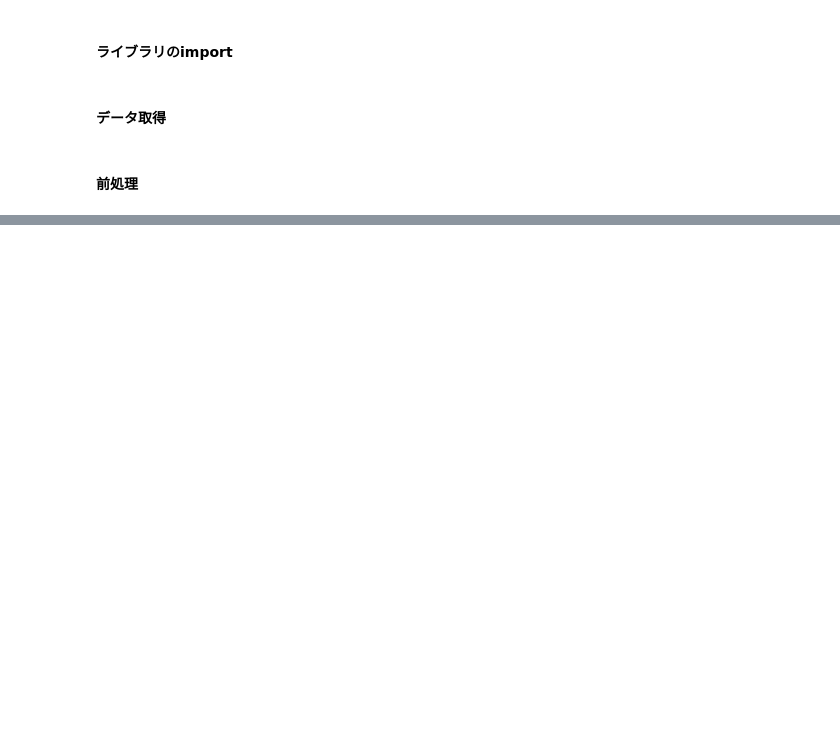
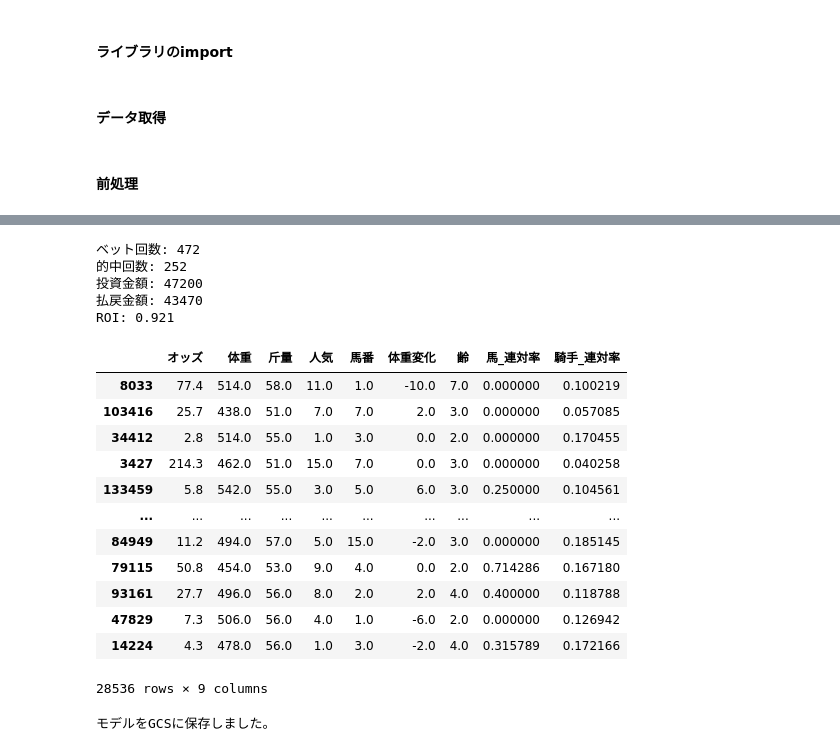
Before and after one commit to zumibanbanG/keiba_ai_app, a Jupyter notebook: app/keiba_science/src/keiba_science/model_ver1.ipynb, the cells around one changed output, grey strips where cells are left out. Saved outputs shown, nothing was run; the diff lists cells and outputs as text; code cells hidden in the pictures; blank space fills up the shorter version.

```diff
--- a/app/keiba_science/src/keiba_science/model_ver1.ipynb
+++ b/app/keiba_science/src/keiba_science/model_ver1.ipynb
@@ -211,0 +278,59 @@ plt.show()
+# %%
+# ...existing code...
+
+# ROIシミュレーション（しきい値を超えたらbet、的中ならオッズ×賭け金を回収）
+bet_amount = 100  # 1レースあたりのbet金額
+threshold = 0.9   # 予測確率のしきい値
+
+bets = pred_proba > threshold
+num_bets = bets.sum()
+num_hits = ((y_test == 1) & bets).sum()
+
+# 的中した馬のオッズを取得
+odds_hit = X_test.loc[(y_test == 1) & bets, 'オッズ']
+
+# 払戻金合計
+total_return = (odds_hit * bet_amount).sum()
+# 投資金額合計
+total_bet = num_bets * bet_amount
+# ROI計算
+roi = total_return / total_bet if total_bet > 0 else 0
+
+print(f'ベット回数: {num_bets}')
+print(f'的中回数: {num_hits}')
+print(f'投資金額: {total_bet}')
+print(f'払戻金額: {total_return:.0f}')
+print(f'ROI: {roi:.3f}')
+# %% [output]
+ベット回数: 472
+的中回数: 252
+投資金額: 47200
+払戻金額: 43470
+ROI: 0.921
+# %%
+X_test
+# %% [output]
+|  | オッズ | 体重 | 斤量 | 人気 | 馬番 | 体重変化 | 齢 | 馬_連対率 | 騎手_連対率 |
+| 8033 | 77.4 | 514.0 | 58.0 | 11.0 | 1.0 | -10.0 | 7.0 | 0.000000 | 0.100219 |
+| 103416 | 25.7 | 438.0 | 51.0 | 7.0 | 7.0 | 2.0 | 3.0 | 0.000000 | 0.057085 |
+| 34412 | 2.8 | 514.0 | 55.0 | 1.0 | 3.0 | 0.0 | 2.0 | 0.000000 | 0.170455 |
+| 3427 | 214.3 | 462.0 | 51.0 | 15.0 | 7.0 | 0.0 | 3.0 | 0.000000 | 0.040258 |
+| 133459 | 5.8 | 542.0 | 55.0 | 3.0 | 5.0 | 6.0 | 3.0 | 0.250000 | 0.104561 |
+| ... | ... | ... | ... | ... | ... | ... | ... | ... | ... |
+| 84949 | 11.2 | 494.0 | 57.0 | 5.0 | 15.0 | -2.0 | 3.0 | 0.000000 | 0.185145 |
+| 79115 | 50.8 | 454.0 | 53.0 | 9.0 | 4.0 | 0.0 | 2.0 | 0.714286 | 0.167180 |
+| 93161 | 27.7 | 496.0 | 56.0 | 8.0 | 2.0 | 2.0 | 4.0 | 0.400000 | 0.118788 |
+| 47829 | 7.3 | 506.0 | 56.0 | 4.0 | 1.0 | -6.0 | 2.0 | 0.000000 | 0.126942 |
+| 14224 | 4.3 | 478.0 | 56.0 | 1.0 | 3.0 | -2.0 | 4.0 | 0.315789 | 0.172166 |
+28536 rows × 9 columns
+# %%
+# モデルをGCSに保存
+model.booster_.save_model('lgbm_model.txt')
+storage_client = storage.Client()
+bucket_name = 'keiba_ai_models'
+bucket = storage_client.bucket(bucket_name)
+blob = bucket.blob('lgbm_model.txt')
+blob.upload_from_filename('lgbm_model.txt')
+print('モデルをGCSに保存しました。')
+# %% [output]
+モデルをGCSに保存しました。
```
Also changed, not shown: parts of 11 cells of this notebook, 6 other files.
